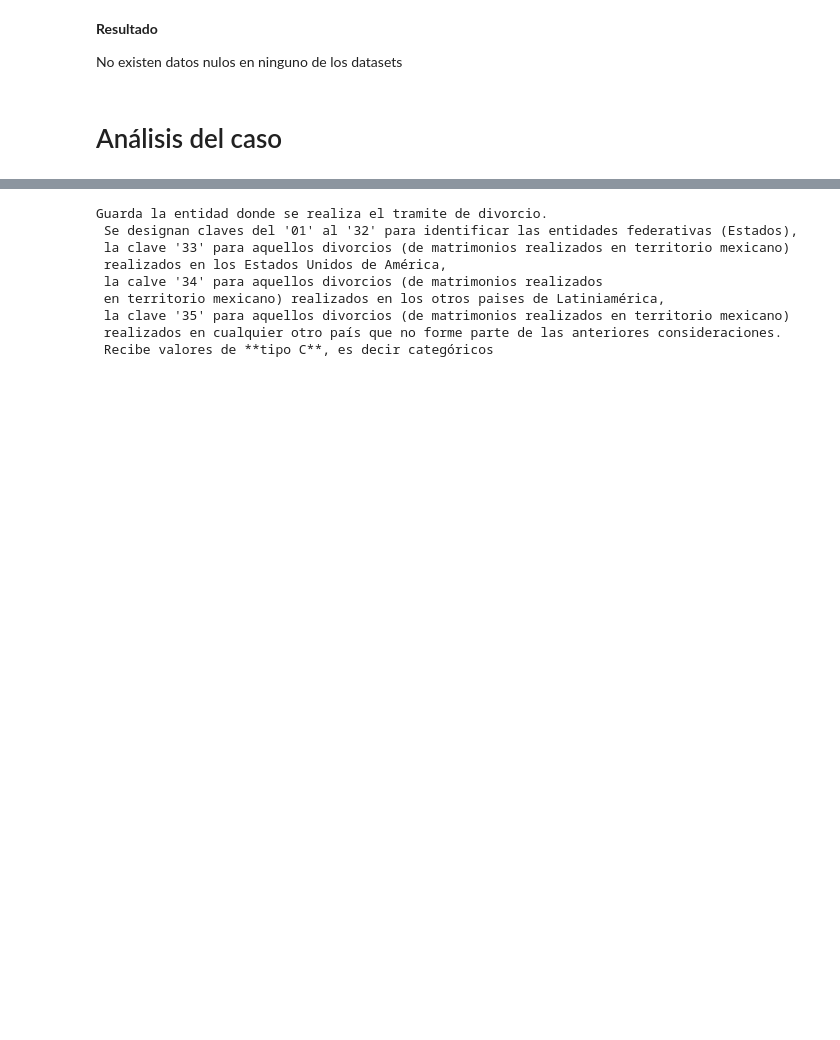
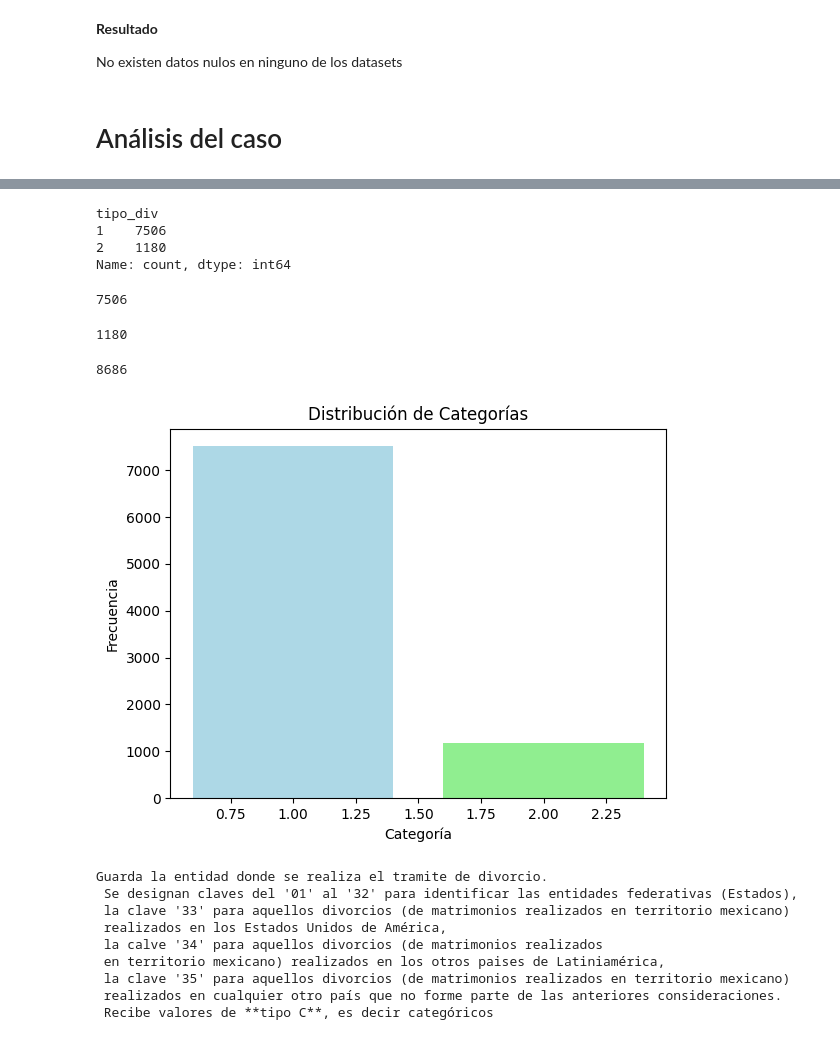
Before and after one commit to Ninigocancino/analisis_divorcios_mx, a Jupyter notebook: analisis_tabasco/EDA_Divorcios_Tabasco.ipynb, the cells around one changed output, grey strips where cells are left out. Saved outputs shown, nothing was run; the diff lists cells and outputs as text; code cells hidden in the pictures; blank space fills up the shorter version.

```diff
--- a/analisis_tabasco/EDA_Divorcios_Tabasco.ipynb
+++ b/analisis_tabasco/EDA_Divorcios_Tabasco.ipynb
@@ -325,0 +343,9 @@ df_divorcios_tab = filtro_tabasco
+# %%
+conteo_div_tab = df_divorcios_tab[(df_divorcios_tab['ent_regis'] == entidad_tab)]['tipo_div'].value_counts()
+
+print(conteo_div_tab)
+# %% [output]
+tipo_div
+1    7506
+2    1180
+Name: count, dtype: int64
@@ -326,3 +354,34 @@ df_divorcios_tab = filtro_tabasco
+# %%
+divorcios_judiciales = df_conteo[(df_conteo['ent_regis']==entidad_tab)& (df_conteo['tipo_div']==1)]['tipo_div'].value_counts()
+divorcios_judiciales = divorcios_judiciales.get(1, 0)
+print(divorcios_judiciales)
+# %% [output]
+7506
+# %%
+divorcios_administrativos = df_conteo[(df_conteo['ent_regis']==entidad_tab)& (df_conteo['tipo_div']==2)]['tipo_div'].value_counts()
+divorcios_administrativos = divorcios_administrativos.get(2, 0)
+print(divorcios_administrativos)
+# %% [output]
+1180
+# %%
+divorcios_totales = divorcios_administrativos + divorcios_judiciales
+print(divorcios_totales)
+# %% [output]
+8686
+# %%
+conteo_div_tab
+
+plt.bar(conteo_div_tab.index, conteo_div_tab.values, color=['lightblue', 'lightgreen'])
+
+# Añadir etiquetas y título
+plt.xlabel('Categoría')
+plt.ylabel('Frecuencia')
+plt.title('Distribución de Categorías')
+
+# Mostrar el gráfico
+plt.show()
+# %% [output]
+[figure, added]
 # %%
 print(diccionario_dataset.info_features("ent_regis"))
 # %% [output]
```
Also changed, not shown: parts of 6 cells of this notebook.
